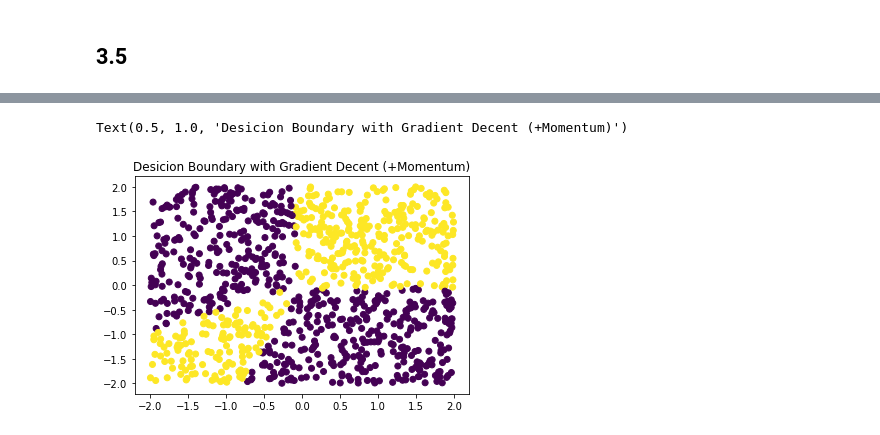
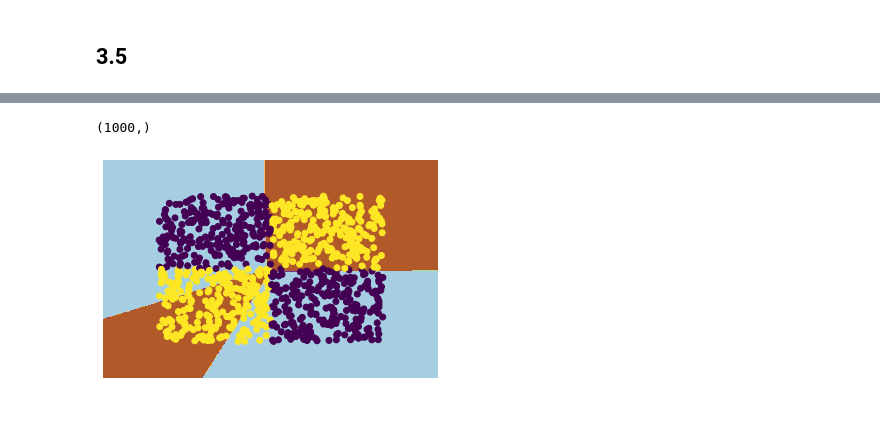
Before and after one commit to sajastu/ANLY-590, a Jupyter notebook: HW2.ipynb, the cells around one changed output, grey strips where cells are left out. Drawn from its saved outputs; the diff is of its cells as text; code cells hidden in the pictures.

```diff
--- a/HW2.ipynb
+++ b/HW2.ipynb
@@ -348,8 +343,25 @@ Text(0.5, 1.0, 'Desicion Boundary with Gradient Decent')
-# %%
-yhat = ff_nn_ReLu(x, model_params_mom)
-yhat = np.where(yhat >= 0.5, 1, 0)
-plt.scatter(x[:,0],x[:,1],c=yhat.reshape(1000))
-plt.title('Desicion Boundary with Gradient Decent (+Momentum)')
-# %% [output]
-Text(0.5, 1.0, 'Desicion Boundary with Gradient Decent (+Momentum)')
-[figure, removed]
+# %%
+
+# plt.scatter(x[:,0],x[:,1],c=yhat.reshape(1000))
+# plt.title('Desicion Boundary with Gradient Decent (+Momentum)')
+
+
+def plot_decision_boundaries(X, Y, model_params):
+    x_min, x_max = X[:, 0].min() - 1, X[:, 0].max() + 1
+    y_min, y_max = X[:, 1].min() - 1, X[:, 1].max() + 1
+    h = .02  # step size in the mesh
+    xx, yy = np.meshgrid(np.arange(x_min, x_max, h), np.arange(y_min, y_max, h))
+    Z = ff_nn_ReLu(np.c_[xx.ravel(), yy.ravel()], model_params)
+
+    Z = np.where(Z >= 0.5, 1, 0)
+
+    Z = Z.reshape(xx.shape)
+    plt.contourf(xx, yy, Z, cmap=plt.cm.Paired)
+    plt.axis('off')
+    print(Y.shape)
+    plt.scatter(X[:, 0], X[:, 1], c=Y)
+
+plot_decision_boundaries(x,y, model_params_mom)
+# %% [output]
+(1000,)
+[figure, added]
```
Also changed, not shown: parts of 6 cells of this notebook.
